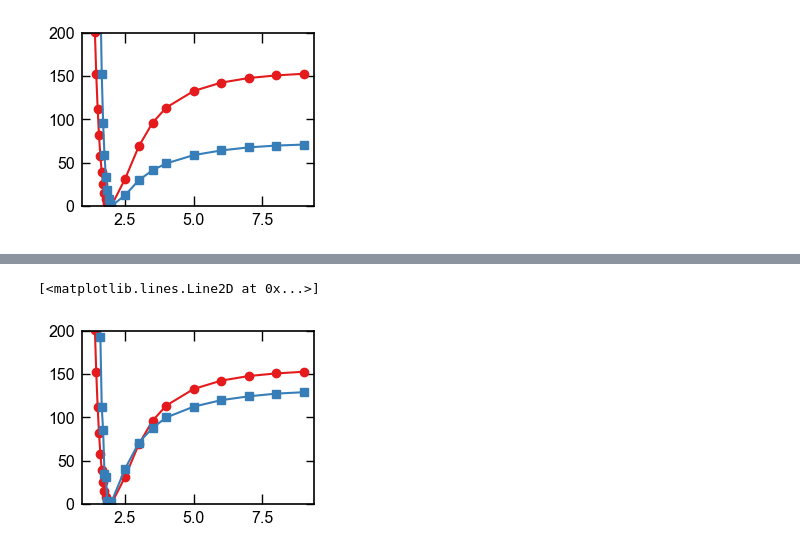
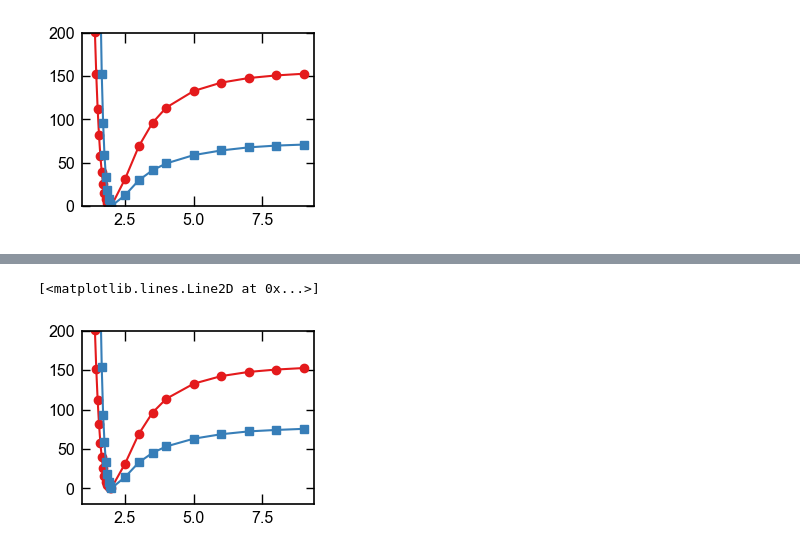
Before and after one commit to srak-uf/iMolCRAFT, a Jupyter notebook: examples/opt/distance_vsite/vsite_weightdiff.ipynb, the cells around one changed output, grey strips where cells are left out. Cells and saved outputs as stored; diff of their text form; code cells hidden in the pictures.

```diff
--- a/examples/opt/distance_vsite/vsite_weightdiff.ipynb
+++ b/examples/opt/distance_vsite/vsite_weightdiff.ipynb
@@ -67,7 +72,8 @@ plt.plot(calculator.ff_distancescan[0]["distances_A"], np.array(calculator.ff_di
 # %%
 dtrainer = DistanceTrainer(ffxml_list=["SN.xml", "Li.xml"],
                            nums_ffxml=[1,1],
-                           pdb="check.pdb",
+                           pdbfile="check.pdb",
                            calculator=calculator,
-                           optparam_types=["NonbondedForce/charges", "VsiteForce/weight"],
-                           lr=0.002)
+                           loss_fn=lossfn,
+                           opt_fftypes=["NonbondedForce/charges", "VsiteForce/weight"],
+                           lr=0.0005)
@@ -74,3 +99,22 @@ dtrainer = DistanceTrainer(ffxml_list=["SN.xml", "Li.xml"],
+# %%
+from imolcryff.trainer.dmff_utils import neutralize
+
+def grad_modify(grads):
+    grads["NonbondedForce"]["charges"] = grads["NonbondedForce"]["charges"].at[12].set(0.0)
+    ave_w = (grads["VsiteForce"]["weight"][1] + grads["VsiteForce"]["weight"][3]) / 2
+    grads["VsiteForce"]["weight"] = grads["VsiteForce"]["weight"].at[0].set(-ave_w)
+    grads["VsiteForce"]["weight"] = grads["VsiteForce"]["weight"].at[1].set(ave_w)
+    grads["VsiteForce"]["weight"] = grads["VsiteForce"]["weight"].at[2].set(-ave_w)
+    grads["VsiteForce"]["weight"] = grads["VsiteForce"]["weight"].at[3].set(ave_w)
+    return grads
+
+def ffparams_modify(ffparams):
+    ffparams = neutralize(ffparams, dtrainer.natoms_list, nc=0.8, target_lists=[[0,1,2,3,4,5,6,7,8,9,10,11]], target_charges=[0.0])
+
+    return ffparams
+# %%
+dtrainer.add_modifyfn("after_grad", grad_modify)
+dtrainer.add_modifyfn("after_update", ffparams_modify)
 # %%
 # dtrainer.setup(trainer_checkpoint="train_state-12000.pkl")
 dtrainer.setup()
@@ -128,4 +140,3 @@ def ffparams_modify(ffparams):
 # %%
-dtrainer.fit(steps=20000, relax_steps=1000, add_mask_fn=add_mask_fn, ffparams_modify=ffparams_modify)
-# dtrainer.fit(steps=200, relax_steps=100, add_mask_fn=add_mask_fn, ffparams_modify=ffparams_modify)
+dtrainer.fit(steps=200, checkpoint_frequency=10)
 # %% [output]
@@ -169,7 +210,7 @@ print(dtrainer.epochs[idx], dtrainer.losses[idx])
 # %%
-plt.ylim(0,200)
-plt.plot(calculator.qm_distancescan[0]["distances_A"], np.array(calculator.qm_distancescan[0]["energy_kjmol"])-min(calculator.qm_distancescan[0]["energy_kjmol"]), marker="o")
-plt.plot(dtrainer.calculator.ff_distancescan[0]["distances_A"], np.array(dtrainer.calculator.ff_distancescan[0]["energy_kjmol"])-min(dtrainer.calculator.ff_distancescan[0]["energy_kjmol"]), marker="s")
+plt.ylim(-20,200)
+plt.plot(calculator.qm_scan[0]["distance_A"], np.array(calculator.qm_scan[0]["energy_kjmol"])-min(calculator.qm_scan[0]["energy_kjmol"]), marker="o")
+plt.plot(dtrainer.calculator.ff_scan[0]["distance_A"], np.array(dtrainer.calculator.ff_scan[0]["energy_kjmol"])-min(dtrainer.calculator.ff_scan[0]["energy_kjmol"]), marker="s")
 # %% [output]
 [<matplotlib.lines.Line2D at 0x...>]
-[figure, old version]
+[figure, new version]
```
Also changed, not shown: parts of 14 cells of this notebook, 9 other files.
